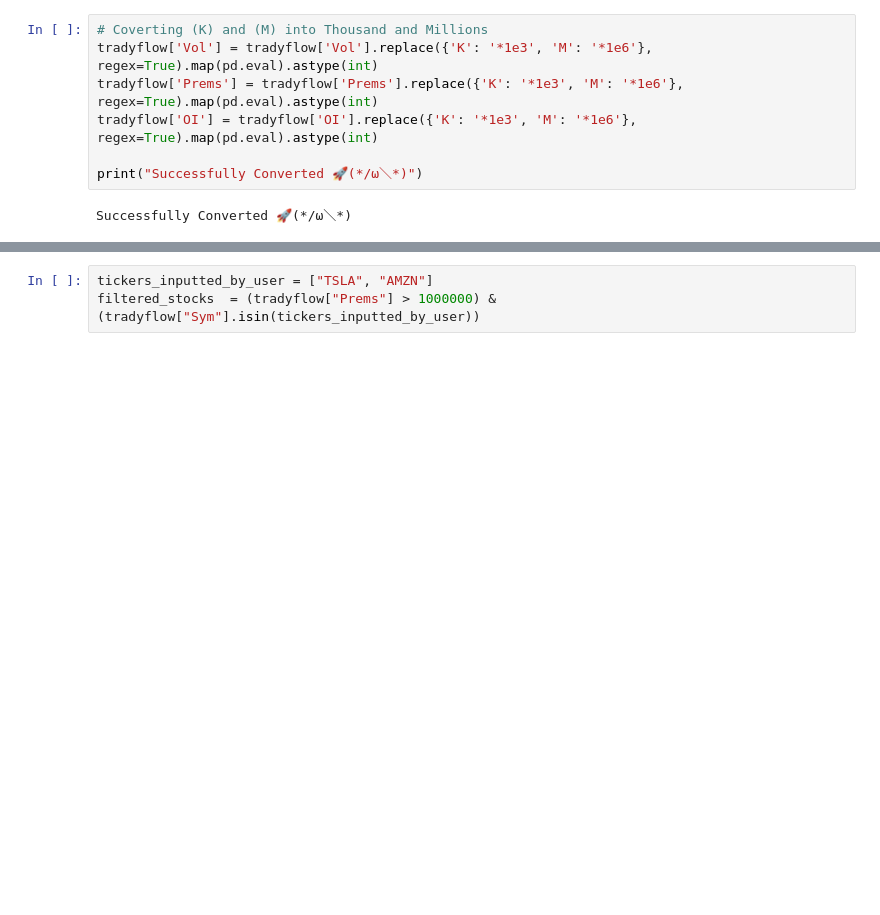
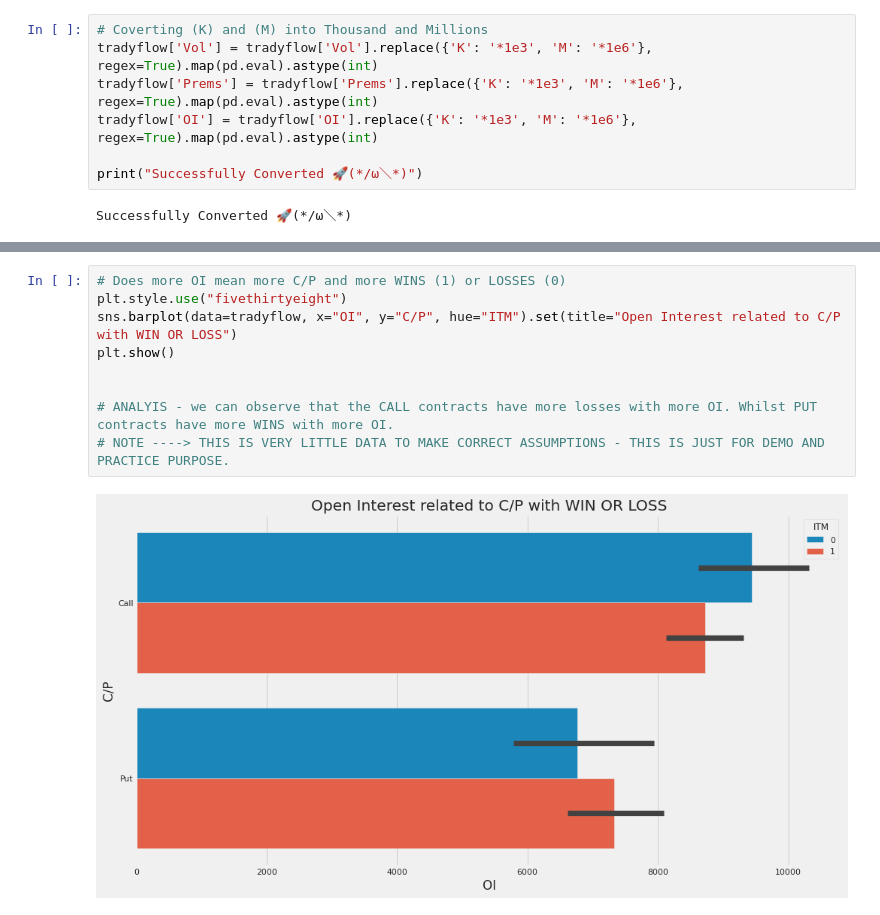
Before and after one commit to muhammadanas0716/Data-Science-Projects---EDA, a Jupyter notebook: 6. Tradyflow - Analysis/Tradyflow_Analysis.ipynb, the cells around one changed output, grey strips where cells are left out. Saved outputs shown, nothing was run; the diff lists cells and outputs as text; blank space fills up the shorter version.

```diff
--- a/6. Tradyflow - Analysis/Tradyflow_Analysis.ipynb
+++ b/6. Tradyflow - Analysis/Tradyflow_Analysis.ipynb
@@ -275,3 +296,11 @@ Successfully Converted 🚀(*/ω＼*)
-# %%
-tickers_inputted_by_user = ["TSLA", "AMZN"]
-filtered_stocks  = (tradyflow["Prems"] > 1000000) & (tradyflow["Sym"].isin(tickers_inputted_by_user))
+# %%
+# Does more OI mean more C/P and more WINS (1) or LOSSES (0)
+plt.style.use("fivethirtyeight")
+sns.barplot(data=tradyflow, x="OI", y="C/P", hue="ITM").set(title="Open Interest related to C/P with WIN OR LOSS")
+plt.show()
+
+
+# ANALYIS - we can observe that the CALL contracts have more losses with more OI. Whilst PUT contracts have more WINS with more OI.
+# NOTE ----> THIS IS VERY LITTLE DATA TO MAKE CORRECT ASSUMPTIONS - THIS IS JUST FOR DEMO AND PRACTICE PURPOSE.
+# %% [output]
+[figure, added]
```
Also changed, not shown: parts of 14 cells of this notebook.
